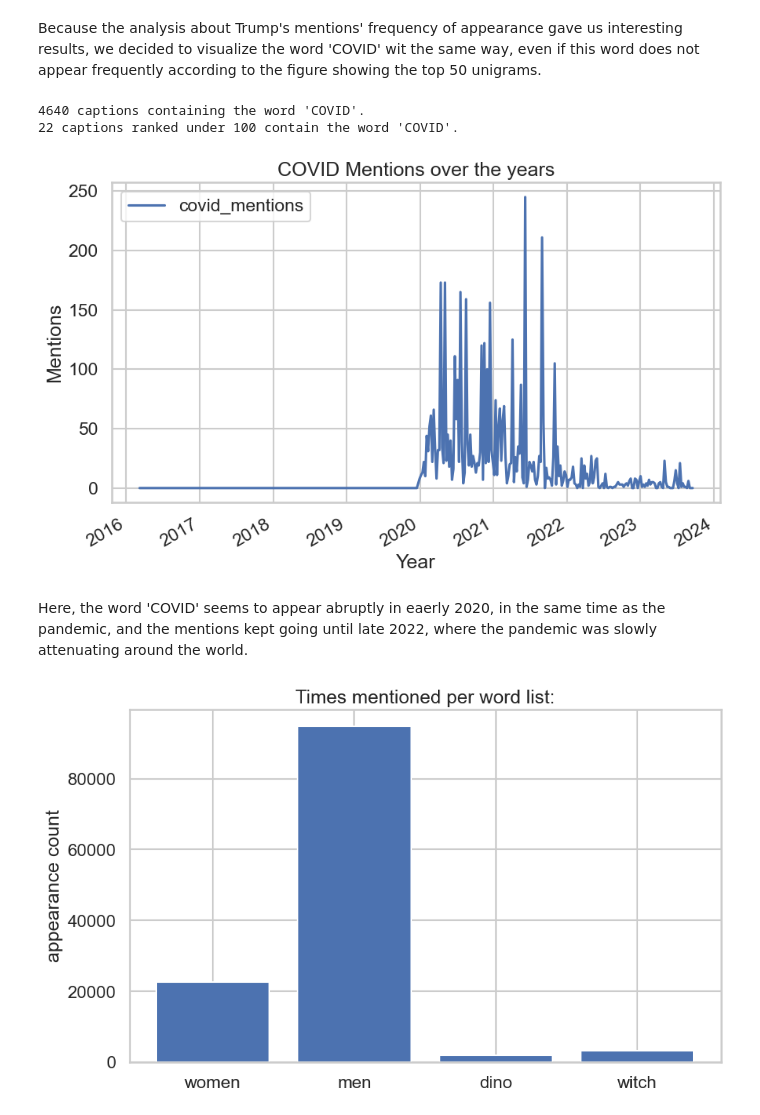
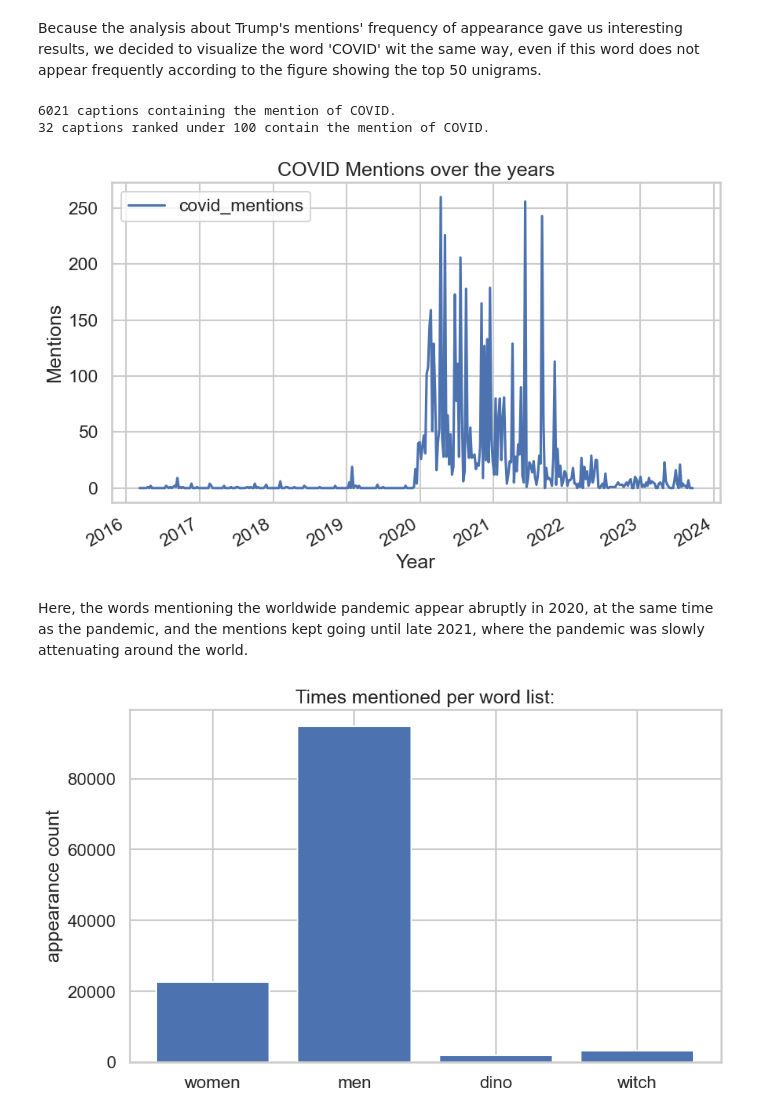
Before and after one commit to epfl-ada/ada-2025-project-data_dinosaur, a Jupyter notebook: results.ipynb, the cells around one changed output. Drawn from its saved outputs; the diff is of its cells as text; code cells hidden in the pictures.

```diff
--- a/results.ipynb
+++ b/results.ipynb
@@ -72,13 +63,13 @@ Also, we can see that the word `Trump` is the 30th most used word in caption. Th
 # %%
 # at which frequency do captions mention Trump ?
 
-mask = df_caption['caption'].str.contains(r'\btrump\b', case=False, na=False)
+mask = df_caption['caption'].str.contains(r'\b(trump|donald)\b', case=False, na=False)
 print(f"{mask.sum()} captions containing the word 'Trump'.")
 
 df_trump = df_caption.loc[mask & (df_caption['rank'] < 100), ['date', 'rank', 'caption']]
 print(f"{len(df_trump)} captions ranked under 100 contain the word 'Trump'.")
 
-df_caption['trump_mentions'] = df_caption['caption'].str.count(r'\btrump\b', flags=re.IGNORECASE)
+df_caption['trump_mentions'] = df_caption['caption'].str.count(r'\b(trump|donald)\b', flags=re.IGNORECASE)
 trump_counts = (df_caption.groupby('date')['trump_mentions'].sum().sort_index().reset_index())
 
 trump_counts.plot(x='date', y='trump_mentions', title='Trump Mentions over the years')
@@ -94,27 +85,27 @@ The figure shows that Trump is mentioned frequently over time, and the frequency
 # %% [markdown]
 Because the analysis about Trump's mentions' frequency of appearance gave us interesting results, we decided to visualize the word 'COVID' wit the same way, even if this word does not appear frequently according to the figure showing the top 50 unigrams.
 # %%
-# at which frequency do captions mention Trump ?
+# at which frequency do captions mention COVID ?
 
-mask = df_caption['caption'].str.contains(r'\bcovid\b', case=False, na=False)
-print(f"{mask.sum()} captions containing the word 'COVID'.")
+mask = df_caption['caption'].str.contains(r'\b(covid|pandemy|corona|virus)\b', case=False, na=False)
+print(f"{mask.sum()} captions containing the mention of COVID.")
 
 df_covid = df_caption.loc[mask & (df_caption['rank'] < 100), ['date', 'rank', 'caption']]
-print(f"{len(df_covid)} captions ranked under 100 contain the word 'COVID'.")
+print(f"{len(df_covid)} captions ranked under 100 contain the mention of COVID.")
 
-df_caption['covid_mentions'] = df_caption['caption'].str.count(r'\bcovid\b', flags=re.IGNORECASE)
+df_caption['covid_mentions'] = df_caption['caption'].str.count(r'\b(covid|pandemy|corona|virus)\b', flags=re.IGNORECASE)
 covid_counts = (df_caption.groupby('date')['covid_mentions'].sum().sort_index().reset_index())
 
 covid_counts.plot(x='date', y='covid_mentions', title='COVID Mentions over the years')
 plt.xlabel('Year')
 plt.ylabel('Mentions')
 plt.show()
 # %% [output]
-4640 captions containing the word 'COVID'.
-22 captions ranked under 100 contain the word 'COVID'.
+6021 captions containing the mention of COVID.
+32 captions ranked under 100 contain the mention of COVID.
-[figure, old version]
+[figure, new version]
 # %% [markdown]
-Here, the word 'COVID' seems to appear abruptly in eaerly 2020, in the same time as the pandemic, and the mentions kept going until late 2022, where the pandemic was slowly attenuating around the world.
+Here, the words mentioning the worldwide pandemic appear abruptly in 2020, at the same time as the pandemic, and the mentions kept going until late 2021, where the pandemic was slowly attenuating around the world.
 # %%
 #plot the counts of the wordlist for all the data together as a boxplot
 coutdict = {
```
Also changed, not shown: parts of 8 cells of this notebook, 5 other files.
